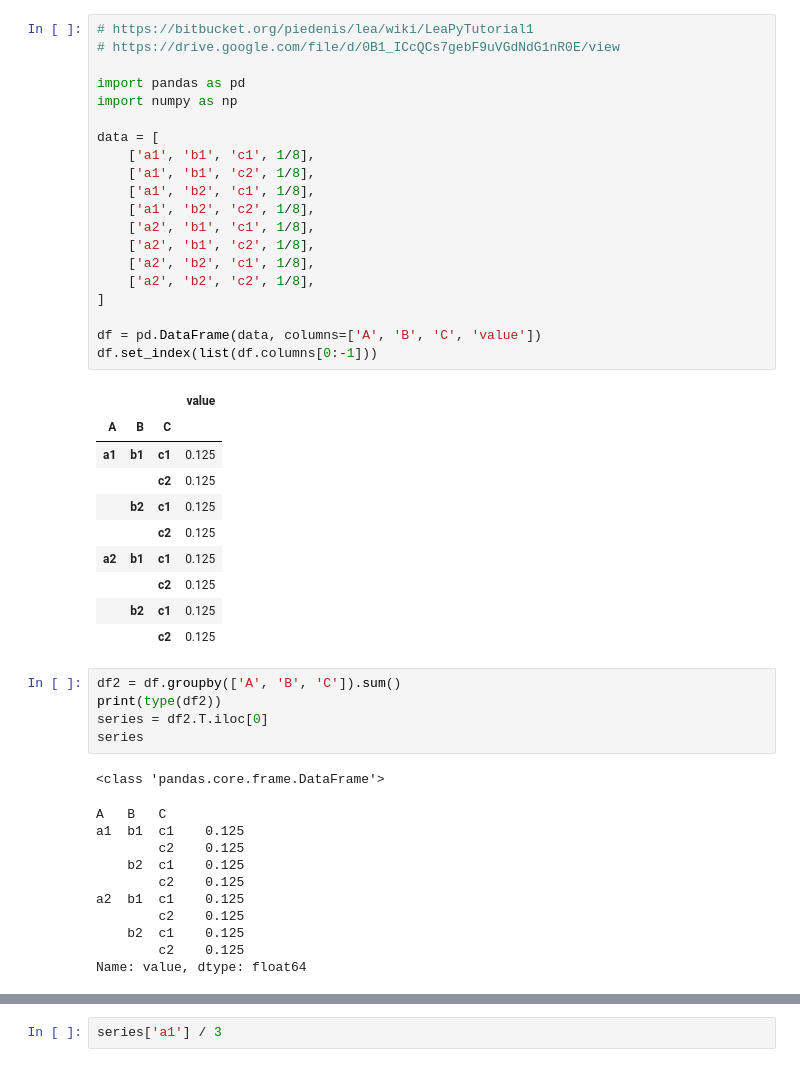
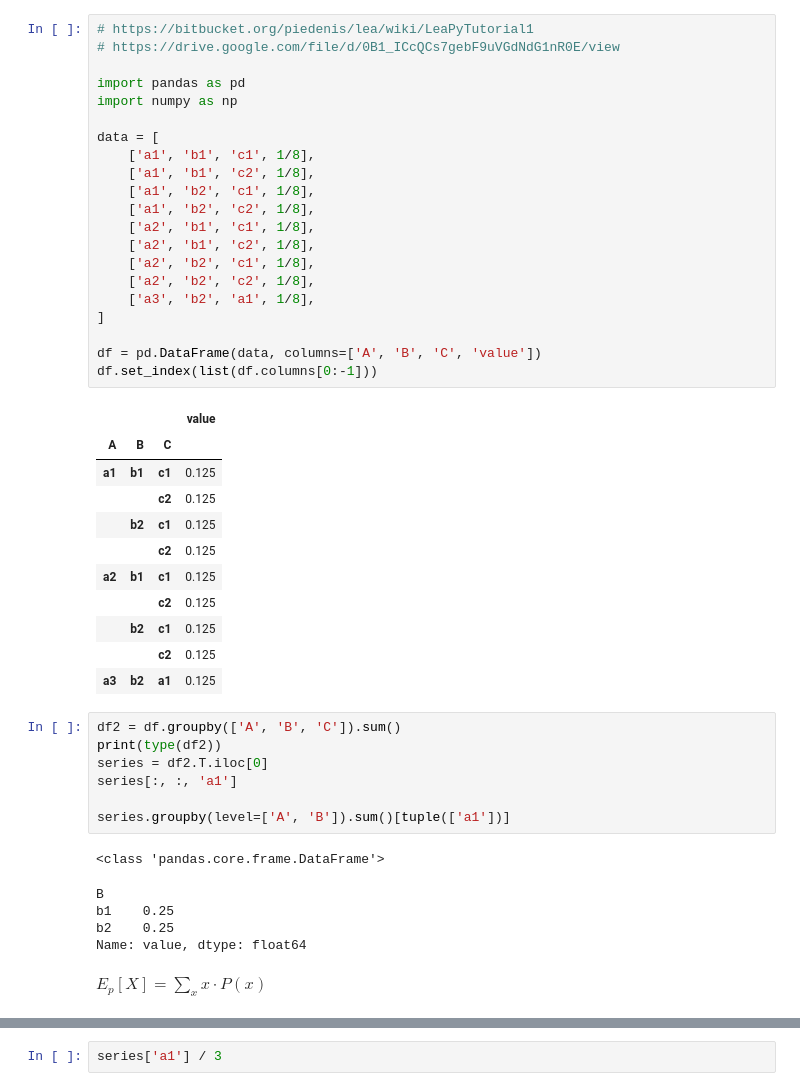
Before and after one commit to IFCE-Ciencia-da-Computacao-2011-2/UDM.316-Reconhecimento-de-Padroes, a Jupyter notebook: testes.ipynb, the cells around one changed output, grey strips where cells are left out. Cells and saved outputs as stored; diff of their text form.

```diff
--- a/testes.ipynb
+++ b/testes.ipynb
@@ -2,47 +2,47 @@
 # https://bitbucket.org/piedenis/lea/wiki/LeaPyTutorial1
 # https://drive.google.com/file/d/0B1_ICcQCs7gebF9uVGdNdG1nR0E/view
 
 import pandas as pd
 import numpy as np
 
 data = [
     ['a1', 'b1', 'c1', 1/8],
     ['a1', 'b1', 'c2', 1/8],
     ['a1', 'b2', 'c1', 1/8],
     ['a1', 'b2', 'c2', 1/8],
     ['a2', 'b1', 'c1', 1/8],
     ['a2', 'b1', 'c2', 1/8],
     ['a2', 'b2', 'c1', 1/8],
     ['a2', 'b2', 'c2', 1/8],
+    ['a3', 'b2', 'a1', 1/8],
 ]
 
 df = pd.DataFrame(data, columns=['A', 'B', 'C', 'value'])
 df.set_index(list(df.columns[0:-1]))
 # %% [output]
 |  |  |  | value |
 | A | B | C |  |
 | a1 | b1 | c1 | 0.125 |
 |  |  | c2 | 0.125 |
 |  | b2 | c1 | 0.125 |
 |  |  | c2 | 0.125 |
 | a2 | b1 | c1 | 0.125 |
 |  |  | c2 | 0.125 |
 |  | b2 | c1 | 0.125 |
 |  |  | c2 | 0.125 |
+| a3 | b2 | a1 | 0.125 |
 # %%
 df2 = df.groupby(['A', 'B', 'C']).sum()
 print(type(df2))
 series = df2.T.iloc[0]
-series
+series[:, :, 'a1']
+
+series.groupby(level=['A', 'B']).sum()[tuple(['a1'])]
 # %% [output]
 <class 'pandas.core.frame.DataFrame'>
-A   B   C
-a1  b1  c1    0.125
-        c2    0.125
-    b2  c1    0.125
-        c2    0.125
-a2  b1  c1    0.125
-        c2    0.125
-    b2  c1    0.125
-        c2    0.125
+B
+b1    0.25
+b2    0.25
 Name: value, dtype: float64
+# %% [markdown]
+$E_p[X] = \sum_{x} x · P(x)$
```
Also changed, not shown: parts of 8 cells of this notebook, 2 other files.
